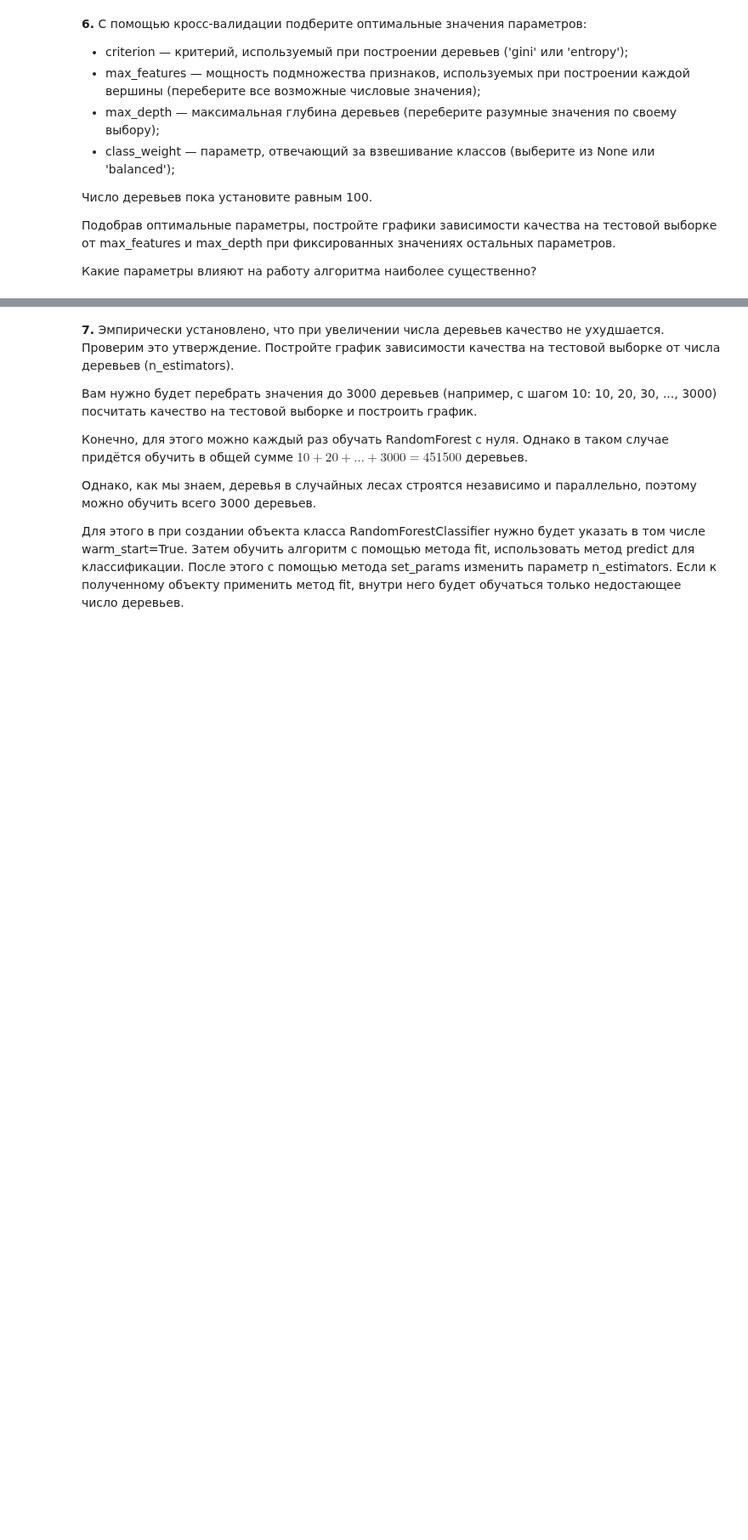
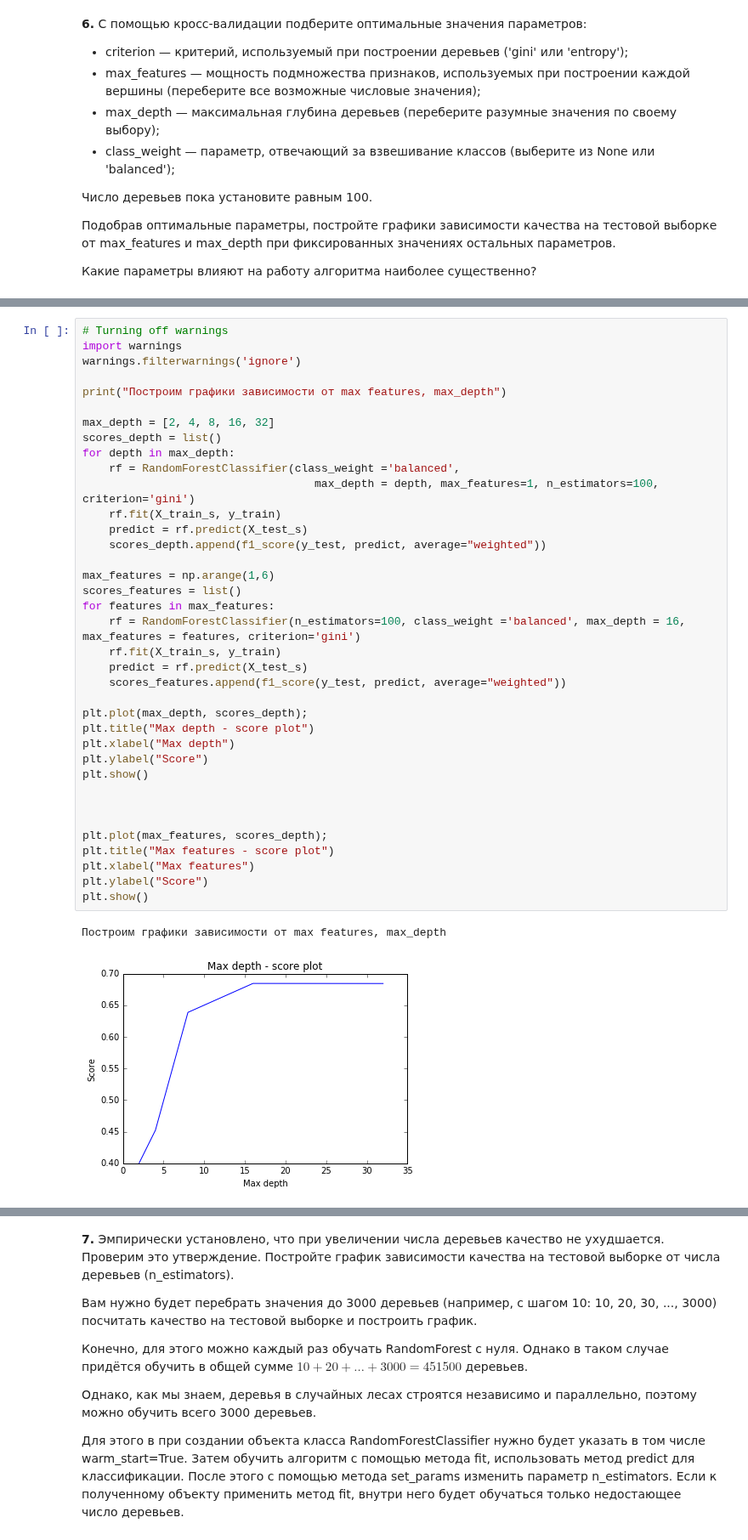
Before and after one commit to dbulgakov/HSE_DataMiningHW, a Jupyter notebook: DataAnalysis/Homeworks/Solutions/HW6/HW6_solution.ipynb, the cells around one changed output, grey strips where cells are left out. Shown at 85% size. Cells and saved outputs as stored; diff of their text form; blank space fills up the shorter version.

```diff
--- a/DataAnalysis/Homeworks/Solutions/HW6/HW6_solution.ipynb
+++ b/DataAnalysis/Homeworks/Solutions/HW6/HW6_solution.ipynb
@@ -142,0 +145,40 @@ cv.best_score_
+# %%
+# Turning off warnings
+import warnings
+warnings.filterwarnings('ignore')
+
+print("Построим графики зависимости от max features, max_depth")
+
+max_depth = [2, 4, 8, 16, 32]
+scores_depth = list()
+for depth in max_depth:
+    rf = RandomForestClassifier(class_weight ='balanced',
+                                   max_depth = depth, max_features=1, n_estimators=100, criterion='gini')
+    rf.fit(X_train_s, y_train)
+    predict = rf.predict(X_test_s)
+    scores_depth.append(f1_score(y_test, predict, average="weighted"))
+
+max_features = np.arange(1,6)
+scores_features = list()
+for features in max_features:
+    rf = RandomForestClassifier(n_estimators=100, class_weight ='balanced', max_depth = 16, max_features = features, criterion='gini')
+    rf.fit(X_train_s, y_train)
+    predict = rf.predict(X_test_s)
+    scores_features.append(f1_score(y_test, predict, average="weighted"))
+
+plt.plot(max_depth, scores_depth);
+plt.title("Max depth - score plot")
+plt.xlabel("Max depth")
+plt.ylabel("Score")
+plt.show()
+
+
+
+plt.plot(max_features, scores_depth);
+plt.title("Max features - score plot")
+plt.xlabel("Max features")
+plt.ylabel("Score")
+plt.show()
+# %% [output]
+Построим графики зависимости от max features, max_depth
+[figure, added]
```
Also changed, not shown: parts of 10 cells of this notebook.
